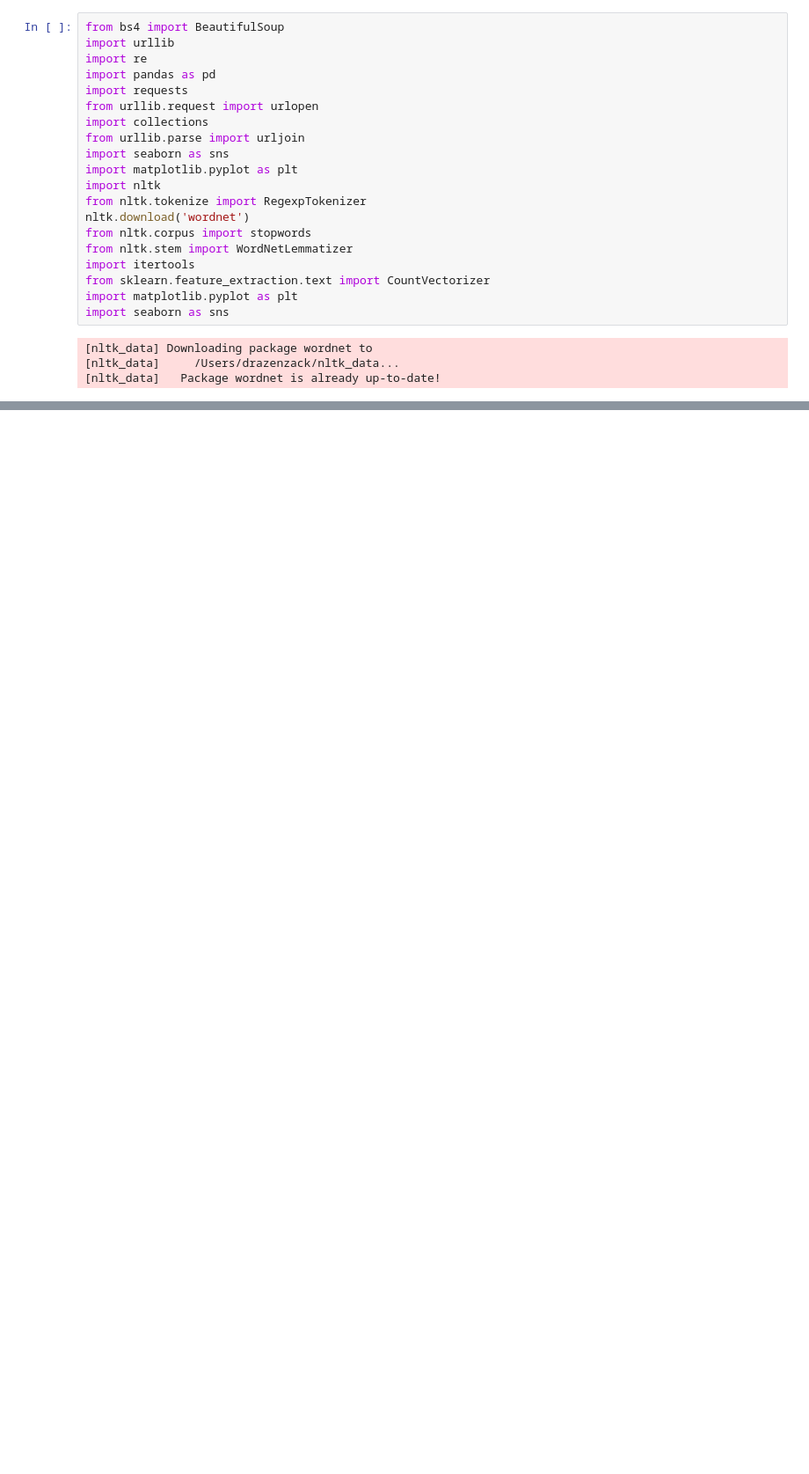
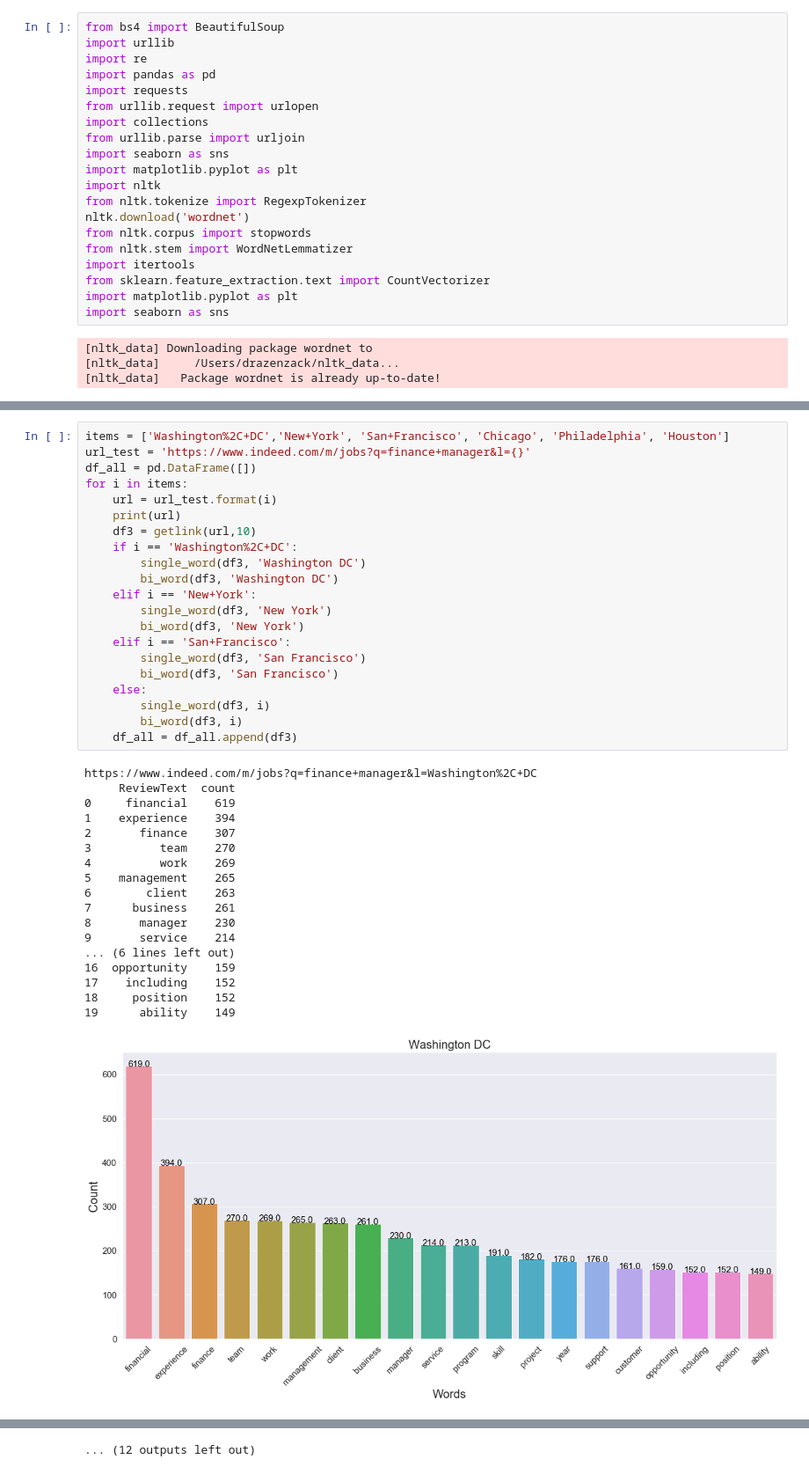
Before and after one commit to dray19/webscraping_indeed, a Jupyter notebook: ga_indeed2.ipynb, the cells around one changed output, grey strips where cells are left out. Shown at 88% size. Drawn from its saved outputs; the diff is of its cells as text; blank space fills up the shorter version.

```diff
--- a/ga_indeed2.ipynb
+++ b/ga_indeed2.ipynb
@@ -291,0 +189,40 @@ bi_word(la, 'Nationwide')
+# %%
+items = ['Washington%2C+DC','New+York', 'San+Francisco', 'Chicago', 'Philadelphia', 'Houston']
+url_test = 'https://www.indeed.com/m/jobs?q=finance+manager&l={}'
+df_all = pd.DataFrame([])
+for i in items:
+    url = url_test.format(i)
+    print(url)
+    df3 = getlink(url,10)
+    if i == 'Washington%2C+DC':
+        single_word(df3, 'Washington DC')
+        bi_word(df3, 'Washington DC')
+    elif i == 'New+York':
+        single_word(df3, 'New York')
+        bi_word(df3, 'New York')
+    elif i == 'San+Francisco':
+        single_word(df3, 'San Francisco')
+        bi_word(df3, 'San Francisco')
+    else:
+        single_word(df3, i)
+        bi_word(df3, i)
+    df_all = df_all.append(df3)
+# %% [output]
+https://www.indeed.com/m/jobs?q=finance+manager&l=Washington%2C+DC
+     ReviewText  count
+0     financial    619
+1    experience    394
+2       finance    307
+3          team    270
+4          work    269
+5    management    265
+6        client    263
+7      business    261
+8       manager    230
+9       service    214
+... (6 lines left out)
+16  opportunity    159
+17    including    152
+18     position    152
+19      ability    149
+[figure, added]
@@ -291,0 +319 @@ bi_word(la, 'Nationwide')
+... (12 outputs left out)
```
Also changed, not shown: parts of 21 cells of this notebook.
